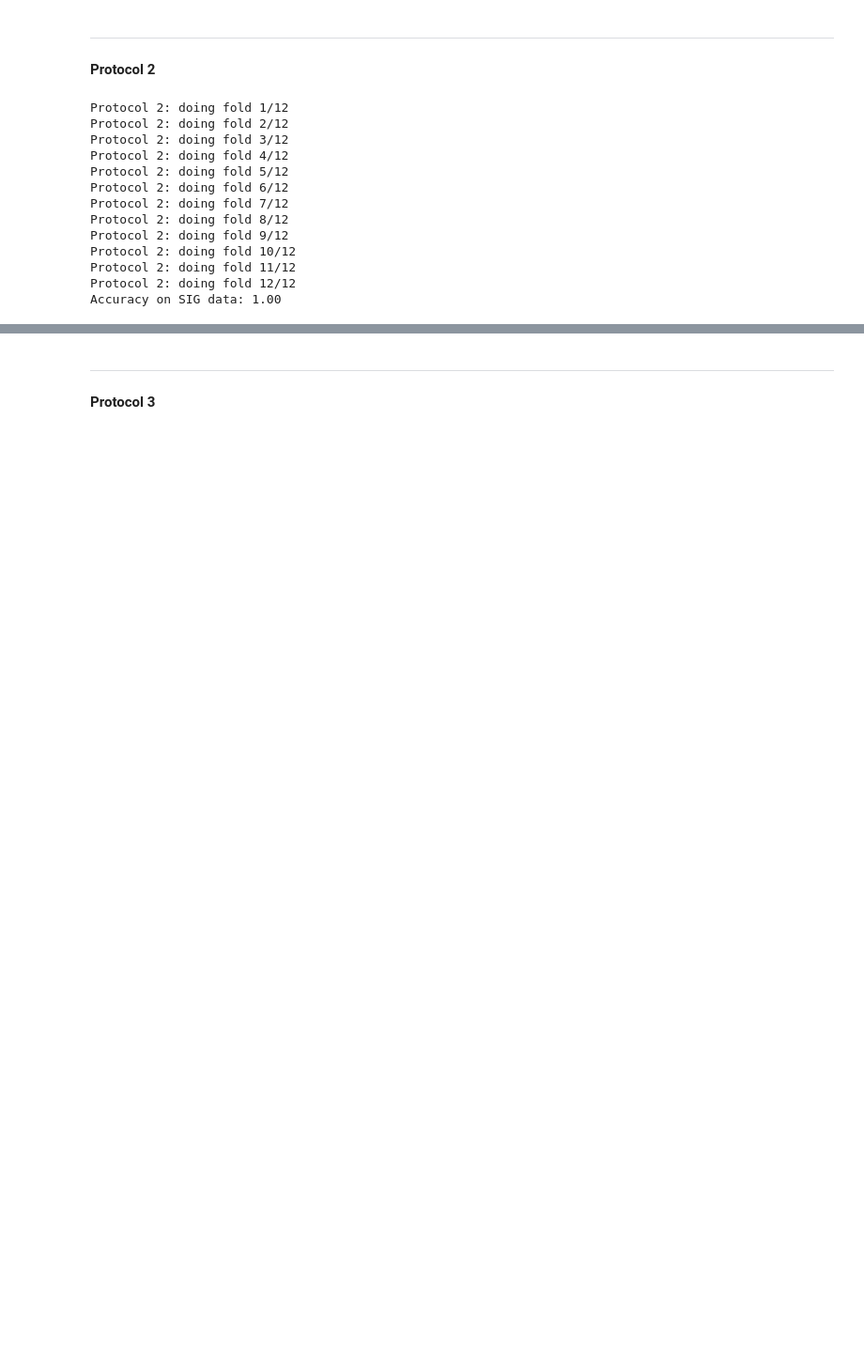
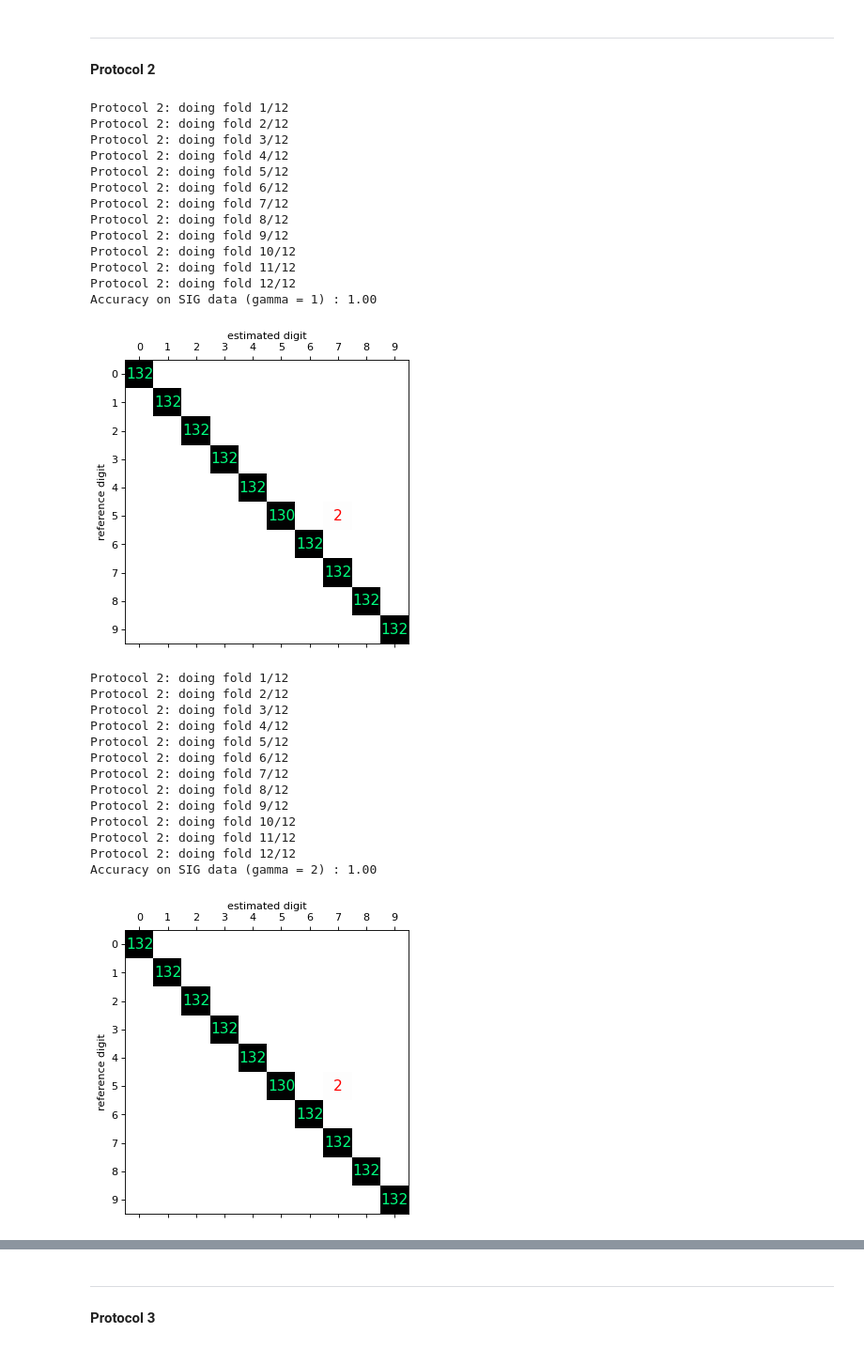
Before and after one commit to littlebuzzybee/TSIA206-TP2, a Jupyter notebook: TP_DTW_speech_recognition_LY_PERSONNAZ.ipynb, the cells around one changed output, grey strips where cells are left out. Shown: that part at 94% size. Cells and saved outputs as stored; diff of their text form; code cells hidden in the pictures; blank space fills up the shorter version.

```diff
--- a/TP_DTW_speech_recognition_LY_PERSONNAZ.ipynb
+++ b/TP_DTW_speech_recognition_LY_PERSONNAZ.ipynb
@@ -860,19 +912,36 @@ plot_conf_mat(confusion_SIG2)
 
 **Protocol 2**
 # %%
-confusion_SIG, accuracy_SIG, D_SIG = evaluation_recognition(vectors_SIG, 2, 2)
-print(f"Accuracy on SIG data: {accuracy_SIG:.2f}")
+for gamma in [1,2,3,4,5]:
+    confusion_SIG, accuracy_SIG, D_SIG = evaluation_recognition(vectors_SIG, gamma, 2)
+    print(f"Accuracy on SIG data (gamma = {gamma}) : {accuracy_SIG:.2f}")
+    plot_conf_mat(confusion_SIG)
 # %% [output]
 Protocol 2: doing fold 1/12
 Protocol 2: doing fold 2/12
 Protocol 2: doing fold 3/12
 Protocol 2: doing fold 4/12
 Protocol 2: doing fold 5/12
 Protocol 2: doing fold 6/12
 Protocol 2: doing fold 7/12
 Protocol 2: doing fold 8/12
 Protocol 2: doing fold 9/12
 Protocol 2: doing fold 10/12
 Protocol 2: doing fold 11/12
 Protocol 2: doing fold 12/12
-Accuracy on SIG data: 1.00
+Accuracy on SIG data (gamma = 1) : 1.00
+[figure, added]
+Protocol 2: doing fold 1/12
+Protocol 2: doing fold 2/12
+Protocol 2: doing fold 3/12
+Protocol 2: doing fold 4/12
+Protocol 2: doing fold 5/12
+Protocol 2: doing fold 6/12
+Protocol 2: doing fold 7/12
+Protocol 2: doing fold 8/12
+Protocol 2: doing fold 9/12
+Protocol 2: doing fold 10/12
+Protocol 2: doing fold 11/12
+Protocol 2: doing fold 12/12
+Accuracy on SIG data (gamma = 2) : 1.00
+[figure, added]
```
Also changed, not shown: parts of 30 cells of this notebook.
